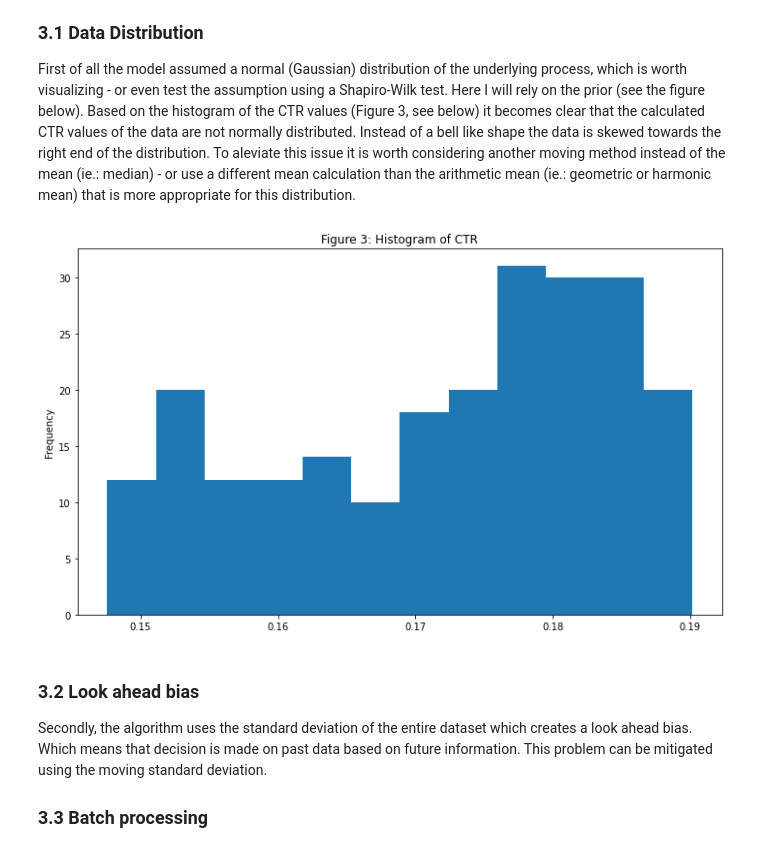
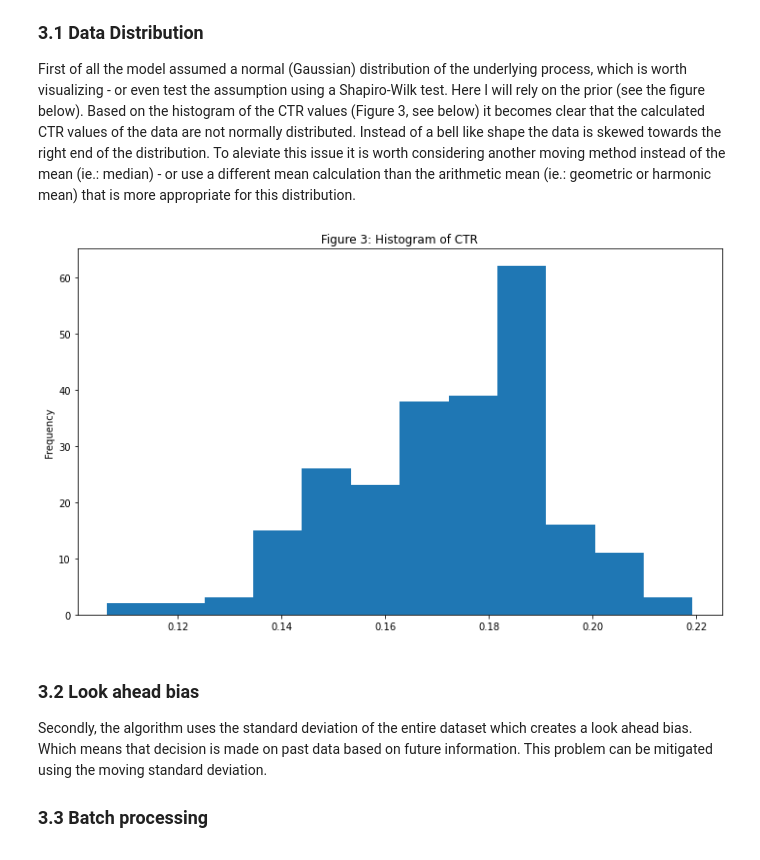
Before and after one commit to kersanszki-levente/avazu-ctr-outlier-detection, a Jupyter notebook: avazu_ctr_outlier_detection.ipynb, the cells around one changed output. Drawn from its saved outputs; the diff is of its cells as text; code cells hidden in the pictures.

Commit message:
fixed: using ctr in histogram instead of its moving average

```diff
--- a/avazu_ctr_outlier_detection.ipynb
+++ b/avazu_ctr_outlier_detection.ipynb
@@ -117,10 +117,10 @@ In the above plot it can be seen that using the current assumptions the algorith
 
 First of all the model assumed a normal (Gaussian) distribution of the underlying process, which is worth visualizing - or even test the assumption using a Shapiro-Wilk test. Here I will rely on the prior (see the figure below). Based on the histogram of the CTR values (Figure 3, see below) it becomes clear that the calculated CTR values of the data are not normally distributed. Instead of a bell like shape the data is skewed towards the right end of the distribution. To aleviate this issue it is worth considering another moving method instead of the mean (ie.: median) - or use a different mean calculation than the arithmetic mean (ie.: geometric or harmonic mean) that is more appropriate for this distribution.
 # %%
-ma.plot.hist(bins=12, title='Figure 3: Histogram of CTR', figsize=(10,6))
+train_ctr.plot.hist(bins=12, title='Figure 3: Histogram of CTR', figsize=(10,6))
 plt.tight_layout()
 # %% [output]
-[figure, old version]
+[figure, new version]
 # %% [markdown]
 ### 3.2 Look ahead bias
 
```
